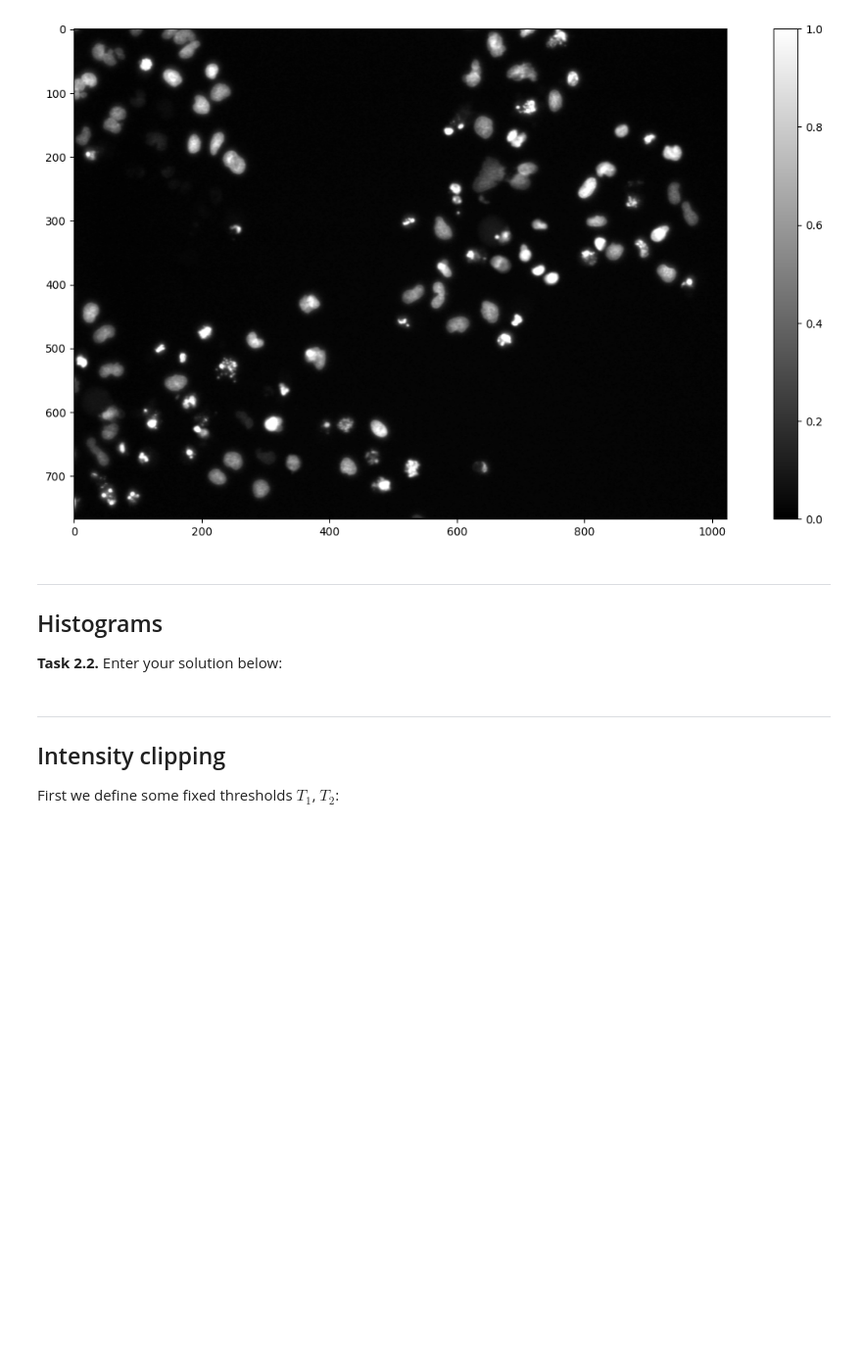
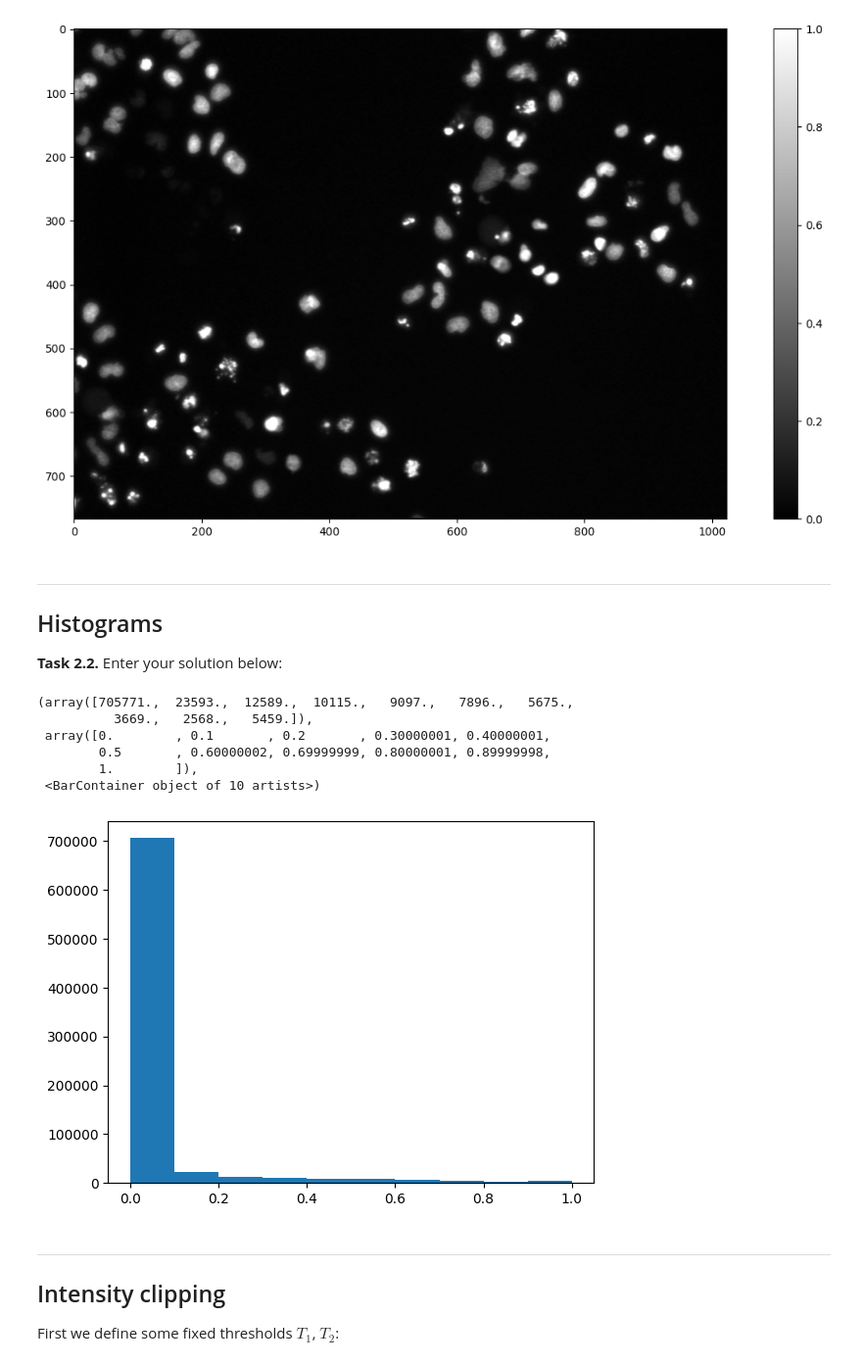
Before and after one commit to praxle/mobi-fs3-python, a Jupyter notebook: task2.ipynb, the cells around one changed output. Shown at 98% size. Cells and saved outputs as stored; diff of their text form; code cells hidden in the pictures; blank space fills up the shorter version.

```diff
--- a/task2.ipynb
+++ b/task2.ipynb
@@ -23,6 +23,16 @@ plt.colorbar()               #Zeig an der Seite den Farbbalken an
 ## Histograms
 
 **<a id="#">Task 2.2.</a>** Enter your solution below:
+# %%
+plt.hist(img.flatten()) #Histogramm von Pixelintensitäten des Bildes wird erstellt, das Histogramm kann nur von einem eindimensionalen Array erstellen, deswegen flattet man um von 2D zu 1D zu kommen
+# %% [output]
+(array([705771.,  23593.,  12589.,  10115.,   9097.,   7896.,   5675.,
+          3669.,   2568.,   5459.]),
+ array([0.        , 0.1       , 0.2       , 0.30000001, 0.40000001,
+        0.5       , 0.60000002, 0.69999999, 0.80000001, 0.89999998,
+        1.        ]),
+ <BarContainer object of 10 artists>)
+[figure, added]
 # %% [markdown]
 ---
 
```
Also changed, not shown: parts of 1 cell of this notebook.
